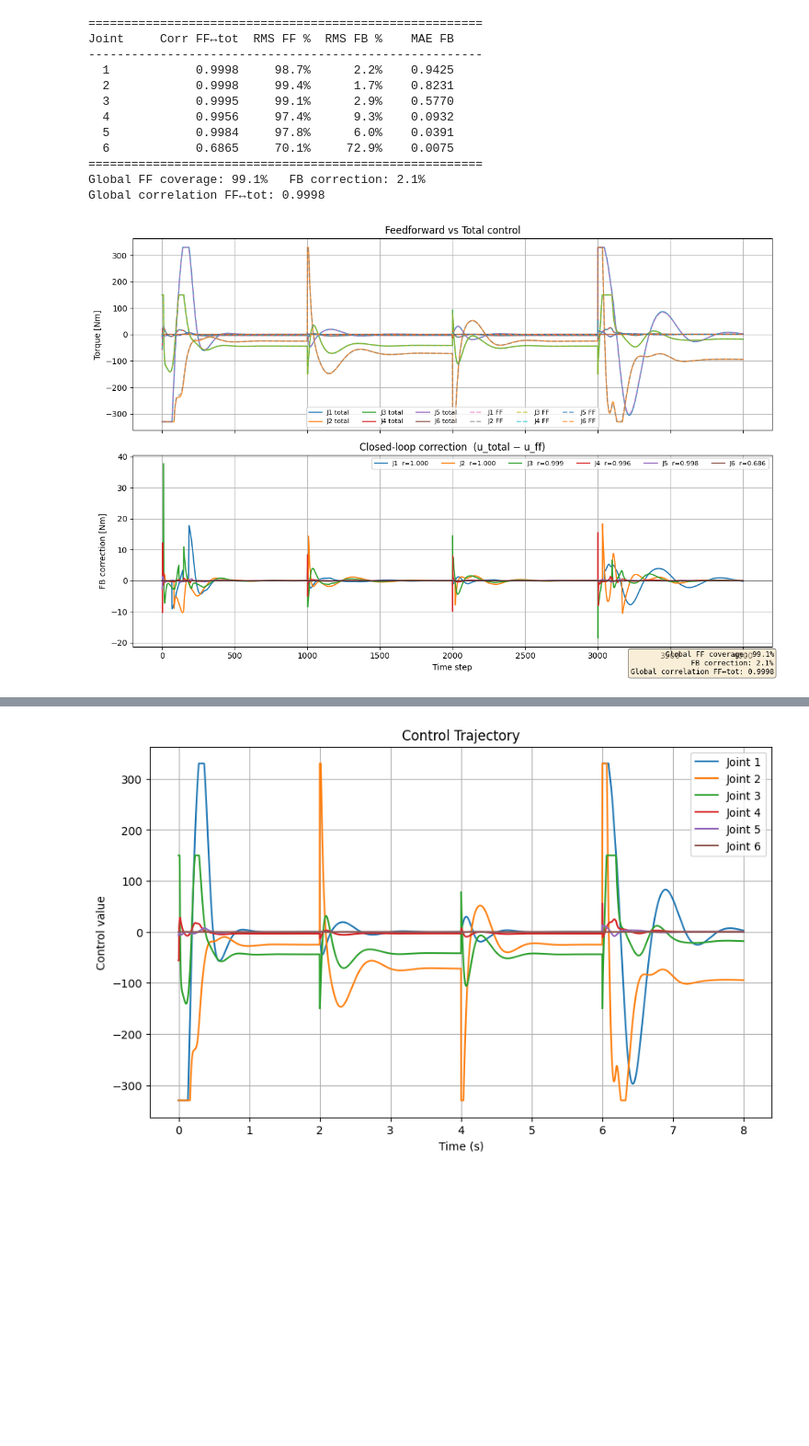
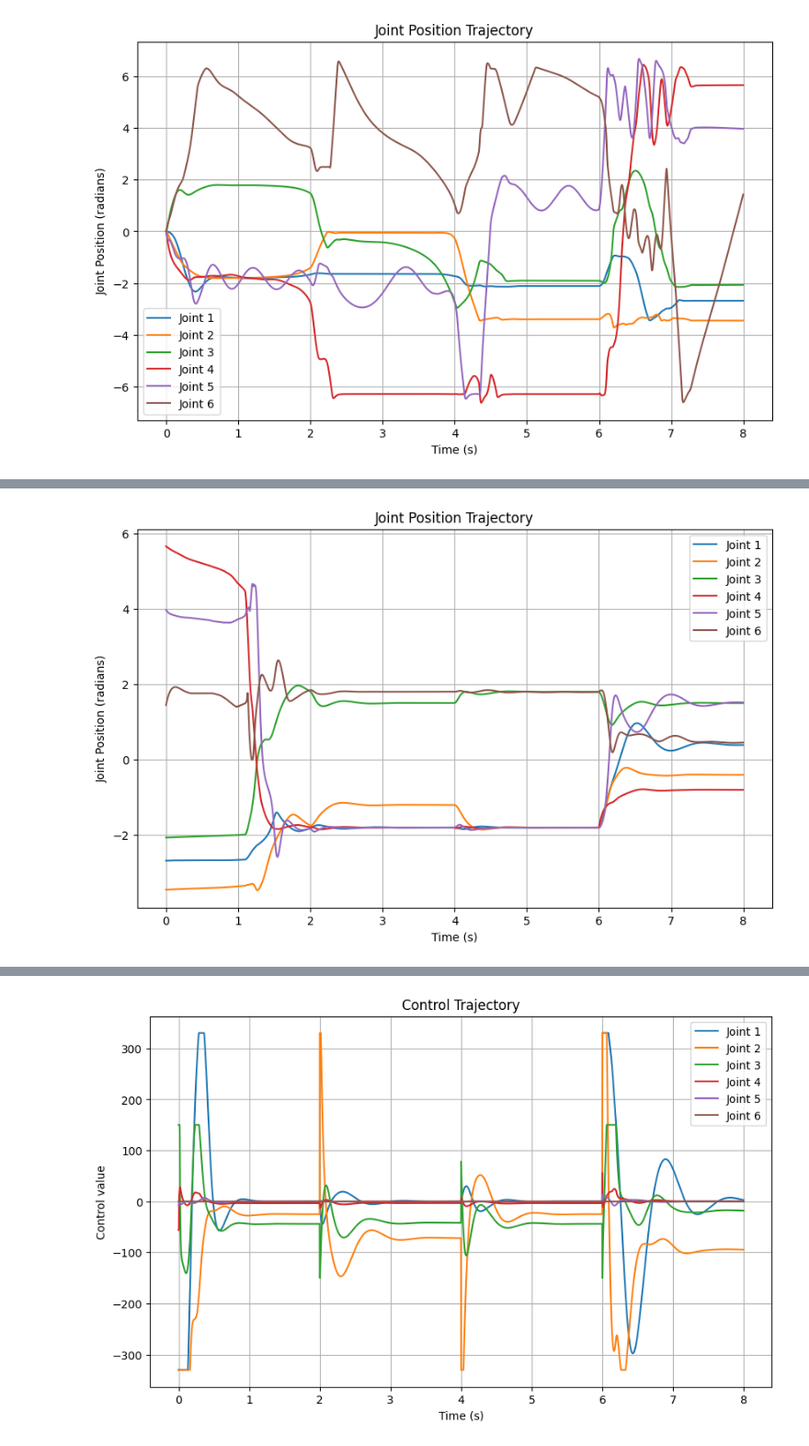
Before and after one commit to Krasa35/optimal, a Jupyter notebook: examples/100_PDController_joint.ipynb, the cells around one changed output, grey strips where cells are left out. Shown at 92% size. Drawn from its saved outputs; the diff is of its cells as text; code cells hidden in the pictures; blank space fills up the shorter version.

```diff
--- a/examples/100_PDController_joint.ipynb
+++ b/examples/100_PDController_joint.ipynb
@@ -7,43 +7,38 @@ import optimal.metrics as metrics
 import numpy as np
 import time
 
 type = UR10_sandbox
 robot_mj_model = RobotMujocoModel(type.mjcf_path, type.list_of_joints)
 robot_pin_model = RobotPinocchioModel(type.urdf_path, type.list_of_joints)
 
 DT = robot_mj_model.model.opt.timestep
 path = Trajectories.joint_6dof
 
 controller = RobotController(robot_pin_model)
 xs, us = [], []
 v_start = np.zeros(len(robot_pin_model.v_indices))
 start_time = time.time()
 for i in range(len(path) - 1):
     start = np.concatenate([path[i], v_start])
     target = np.concatenate([path[i+1], np.zeros(len(robot_pin_model.v_indices))])
     t_xs, t_us = controller.compute_control(x_start=start,
                                             x_goal=target,
                                             T=1000, DT=DT, kp=type.kp, kd=type.kd,
                                             option="pd")
     xs.extend(t_xs)
     us.extend(t_us)
     v_start = xs[-1][len(robot_pin_model.q_indices):]
 end_time = time.time()
 controller_time = end_time - start_time
+
+xs_real, us_real = robot_mj_model.simulate_control(us=us)
+robot_mj_model.plot_position(xs_real, DT)
+metrics.plot_controls_and_error(us_real, xs_real, DT, path[1:], [1000]*(len(path)))
+
 xs_real, us_real = robot_mj_model.simulate_control(us=us, xs=xs, kp=type.kp, kd=type.kd)
+robot_mj_model.plot_position(xs_real, DT)
+metrics.plot_controls_and_error(us_real, xs_real, DT, path[1:], [1000]*(len(path)))
 robot_mj_model.plot_feedback_part(us_real, us)
 metrics.plot_metrics(us, xs, DT, path[1:], [1000]*(len(path)-1), controller_time)
 # %% [output]
-=======================================================
-Joint     Corr FF↔tot  RMS FF %  RMS FB %    MAE FB
--------------------------------------------------------
-  1            0.9998     98.7%      2.2%    0.9425
-  2            0.9998     99.4%      1.7%    0.8231
-  3            0.9995     99.1%      2.9%    0.5770
-  4            0.9956     97.4%      9.3%    0.0932
-  5            0.9984     97.8%      6.0%    0.0391
-  6            0.6865     70.1%     72.9%    0.0075
-=======================================================
-Global FF coverage: 99.1%   FB correction: 2.1%
-Global correlation FF↔tot: 0.9998
-[figure, old version]
+[figure, new version]
@@ -50,0 +46 @@ Global correlation FF↔tot: 0.9998
+[figure, added]
```
Also changed, not shown: parts of 1 cell of this notebook, 50 other files.
